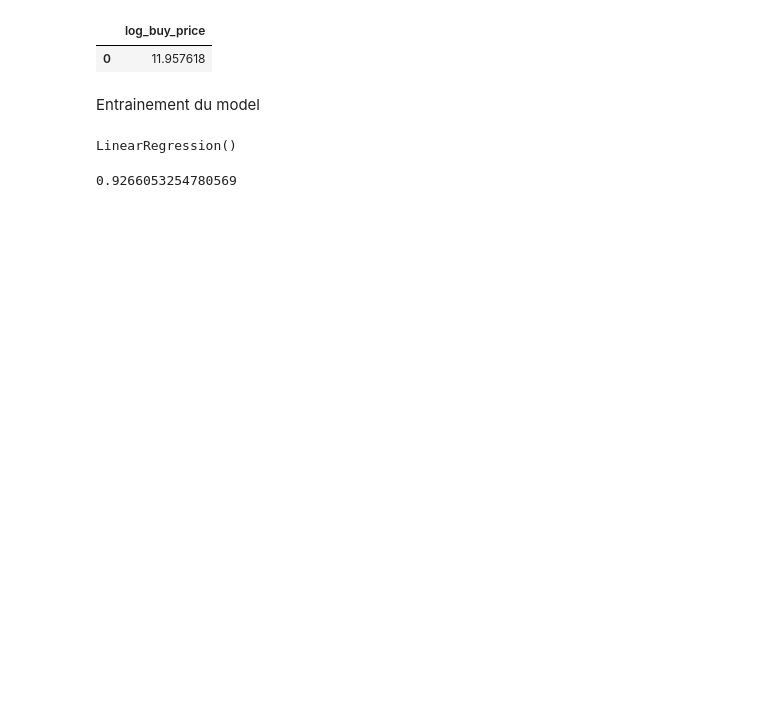
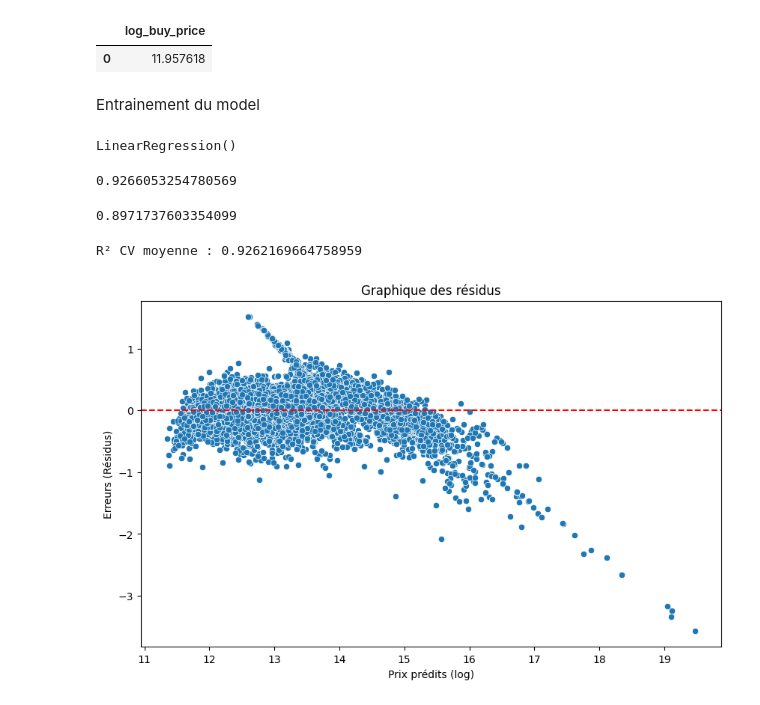
Before and after one commit to bruno-coulet/apartment-hunter, a Jupyter notebook: model.ipynb, the cells around one changed output. Drawn from its saved outputs; the diff is of its cells as text; code cells hidden in the pictures; blank space fills up the shorter version.

```diff
--- a/model.ipynb
+++ b/model.ipynb
@@ -39,3 +43,29 @@ LinearRegression()
 model.score(X_train, y_train)
 # %% [output]
 0.9266053254780569
+# %%
+model.score(X_test, y_test)
+# %% [output]
+0.8971737603354099
+# %%
+scores = cross_val_score(model, X_train, y_train, cv=5, scoring='r2')
+print("R² CV moyenne :", scores.mean())
+# %% [output]
+R² CV moyenne : 0.9262169664758959
+# %%
+# Génère des prédictions par validation croisée  (X_train uniquement)
+y_train_pred = cross_val_predict(model, X_train, y_train, cv=5)
+
+# Calcul les résidus ( .flatten() force le format 1D)
+y_train_flat = y_train.values.flatten()
+residuals = y_train_flat - y_train_pred.flatten()
+# %%
+plt.figure(figsize=(10, 6))
+sns.scatterplot(x=y_train_pred.ravel(), y=residuals)
+plt.axhline(y=0, color='r', linestyle='--')  # Ligne horizontale à 0
+plt.title('Graphique des résidus')
+plt.xlabel('Prix prédits (log)')
+plt.ylabel('Erreurs (Résidus)')
+plt.show()
+# %% [output]
+[figure, added]
```
Also changed, not shown: parts of 7 cells of this notebook.
